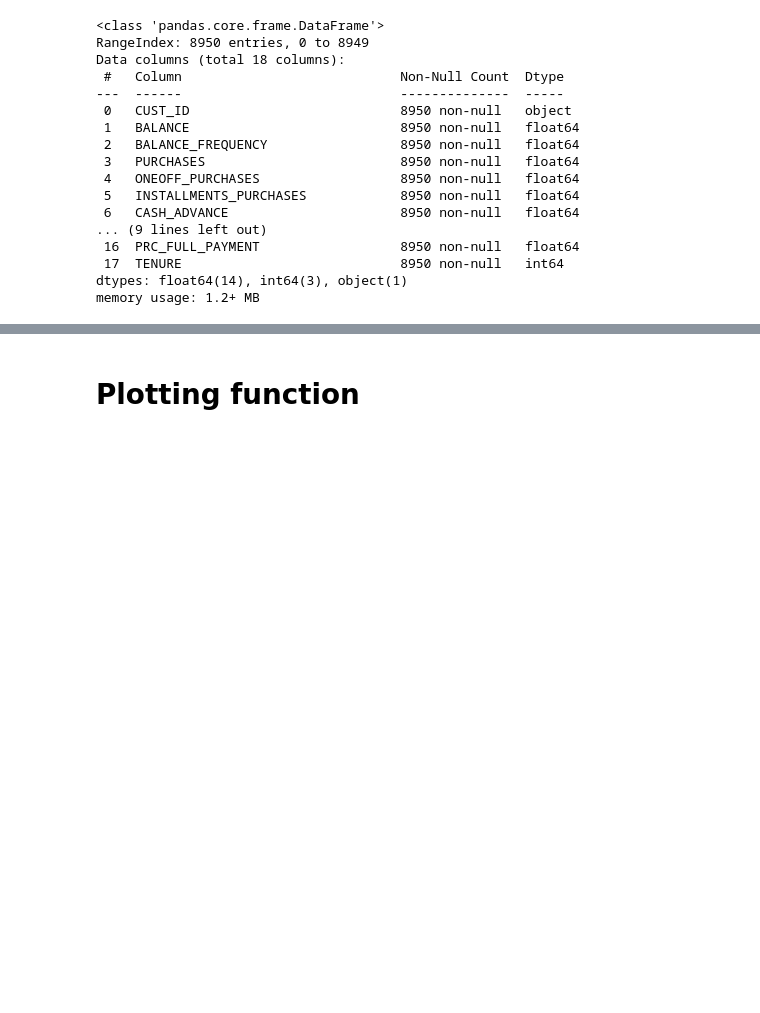
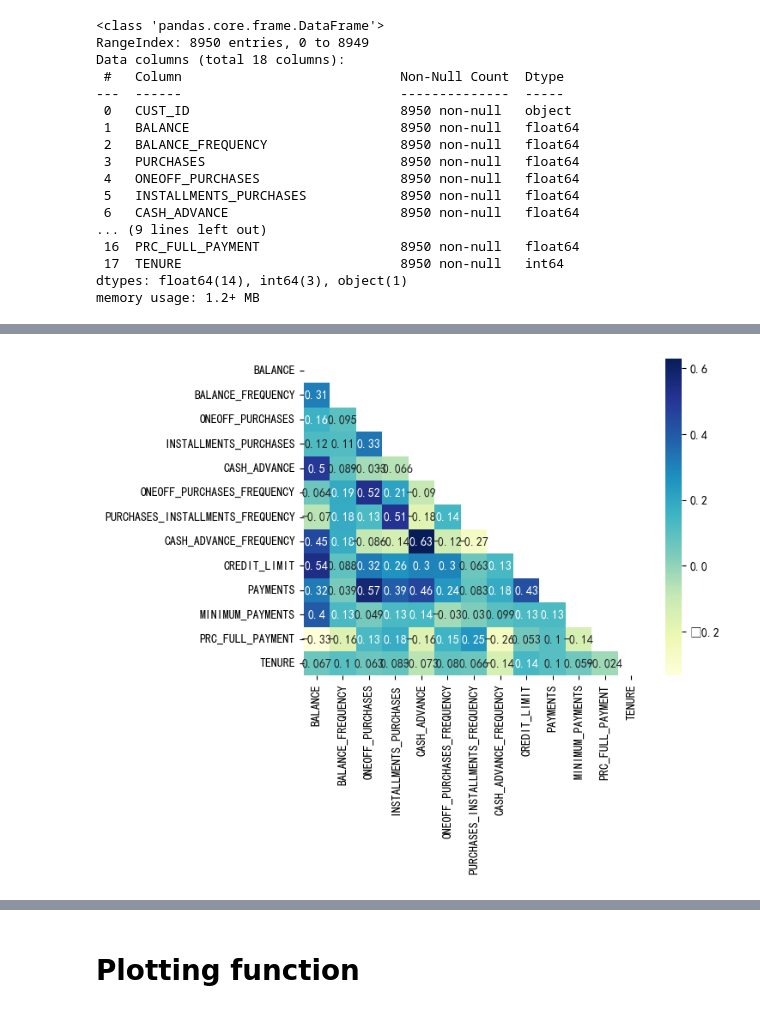
Before and after one commit to TBW108/CIS-Clustering-Project, a Jupyter notebook: Clustering.ipynb, the cells around one changed output, grey strips where cells are left out. Cells and saved outputs as stored; diff of their text form; code cells hidden in the pictures; blank space fills up the shorter version.

```diff
--- a/Clustering.ipynb
+++ b/Clustering.ipynb
@@ -80,0 +100,4 @@ data=data.drop(["CUST_ID","PURCHASES","PURCHASES_FREQUENCY","CASH_ADVANCE_TRX","
+# %%
+data.corr
+ax = sns.heatmap(data.corr(), cmap="YlGnBu", annot=True, mask=np.triu(data.corr()))
+# %% [output]
@@ -80,0 +105 @@ data=data.drop(["CUST_ID","PURCHASES","PURCHASES_FREQUENCY","CASH_ADVANCE_TRX","
+[figure, added]
```
Also changed, not shown: parts of 28 cells of this notebook.
